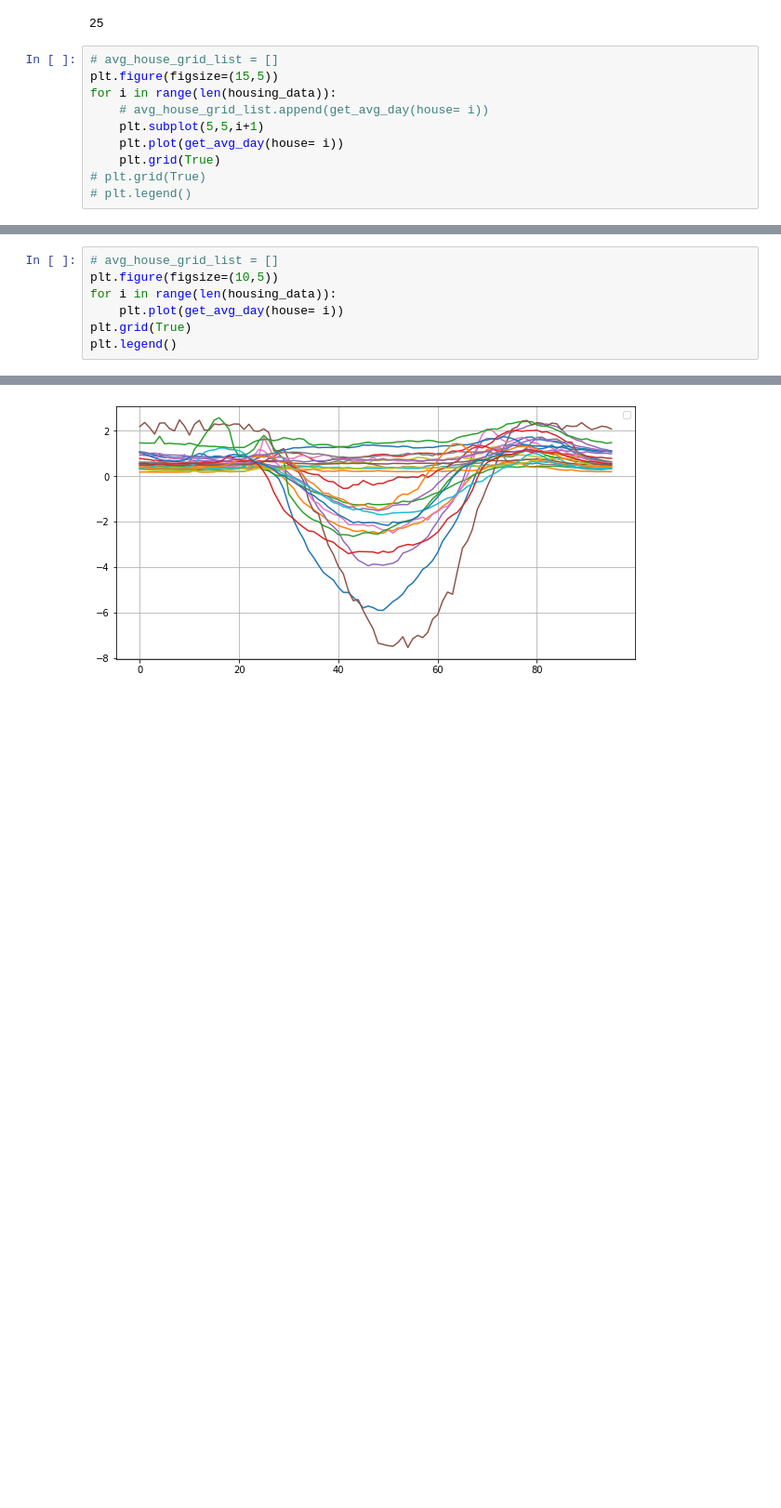
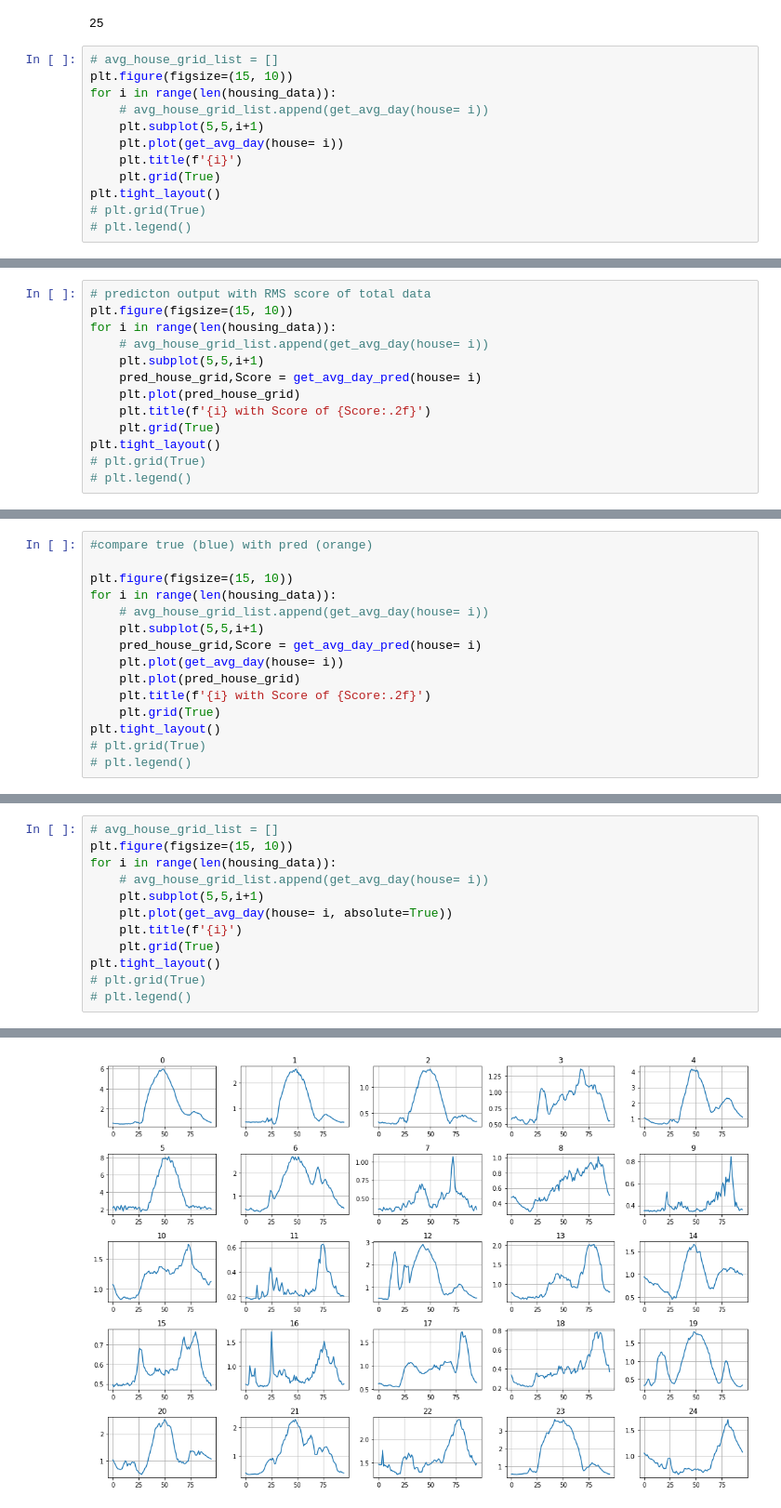
Before and after one commit to Natemen96/ECEMasterProject, a Jupyter notebook: notebooks/EveryNyHouseAvg.ipynb, the cells around one changed output, grey strips where cells are left out. Shown at 93% size. Cells and saved outputs as stored; diff of their text form; blank space fills up the shorter version.

```diff
--- a/notebooks/EveryNyHouseAvg.ipynb
+++ b/notebooks/EveryNyHouseAvg.ipynb
@@ -79,12 +104,14 @@ len(housing_data)
 25
 # %%
 # avg_house_grid_list = []
-plt.figure(figsize=(15,5))
+plt.figure(figsize=(15, 10))
 for i in range(len(housing_data)):
     # avg_house_grid_list.append(get_avg_day(house= i))
     plt.subplot(5,5,i+1)
     plt.plot(get_avg_day(house= i))
+    plt.title(f'{i}')
     plt.grid(True)
+plt.tight_layout()
 # plt.grid(True)
 # plt.legend()
 # %% [output]
@@ -91,0 +131,13 @@ for i in range(len(housing_data)):
+# %%
+# predicton output with RMS score of total data
+plt.figure(figsize=(15, 10))
+for i in range(len(housing_data)):
+    # avg_house_grid_list.append(get_avg_day(house= i))
+    plt.subplot(5,5,i+1)
+    pred_house_grid,Score = get_avg_day_pred(house= i)
+    plt.plot(pred_house_grid)
+    plt.title(f'{i} with Score of {Score:.2f}')
+    plt.grid(True)
+plt.tight_layout()
+# plt.grid(True)
+# plt.legend()
@@ -91,0 +146,15 @@ for i in range(len(housing_data)):
+# %%
+#compare true (blue) with pred (orange)
+
+plt.figure(figsize=(15, 10))
+for i in range(len(housing_data)):
+    # avg_house_grid_list.append(get_avg_day(house= i))
+    plt.subplot(5,5,i+1)
+    pred_house_grid,Score = get_avg_day_pred(house= i)
+    plt.plot(get_avg_day(house= i))
+    plt.plot(pred_house_grid)
+    plt.title(f'{i} with Score of {Score:.2f}')
+    plt.grid(True)
+plt.tight_layout()
+# plt.grid(True)
+# plt.legend()
@@ -92,8 +165,13 @@ for i in range(len(housing_data)):
 # %%
 # avg_house_grid_list = []
-plt.figure(figsize=(10,5))
+plt.figure(figsize=(15, 10))
 for i in range(len(housing_data)):
-    plt.plot(get_avg_day(house= i))
-plt.grid(True)
-plt.legend()
+    # avg_house_grid_list.append(get_avg_day(house= i))
+    plt.subplot(5,5,i+1)
+    plt.plot(get_avg_day(house= i, absolute=True))
+    plt.title(f'{i}')
+    plt.grid(True)
+plt.tight_layout()
+# plt.grid(True)
+# plt.legend()
 # %% [output]
@@ -102 +178 @@ No handles with labels found to put in legend.
-[figure, old version]
+[figure, new version]
```
Also changed, not shown: parts of 15 cells of this notebook, 1 other file.
